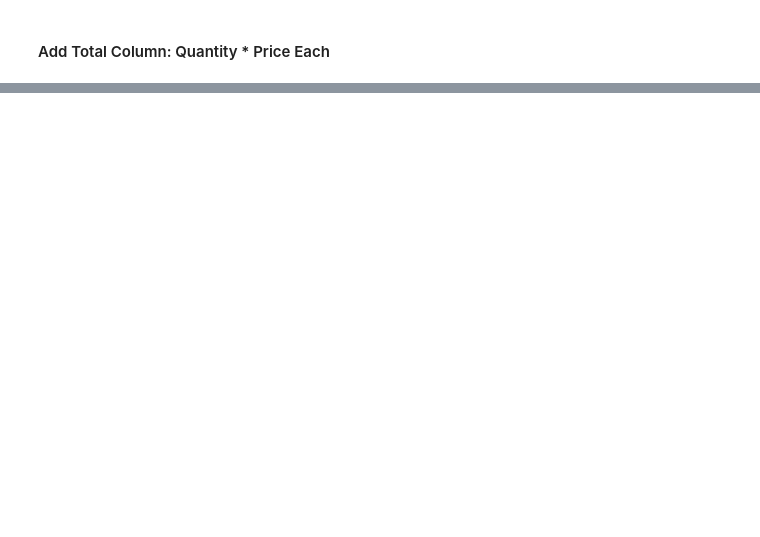
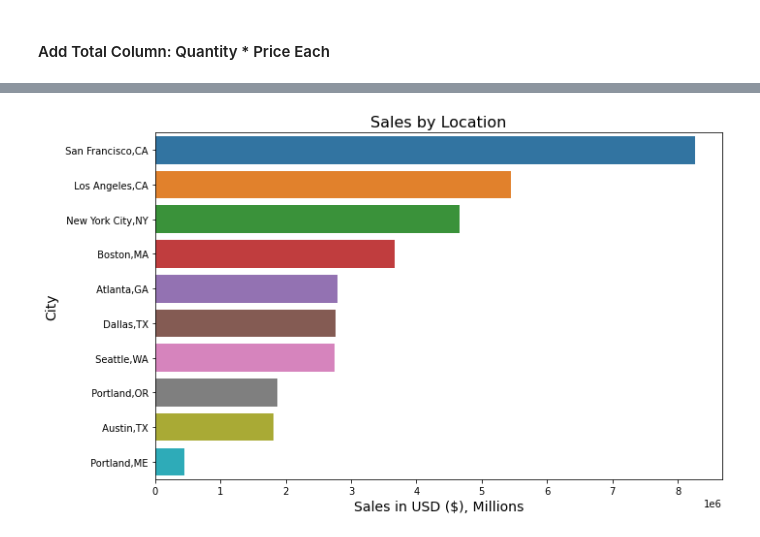
Before and after one commit to aclao89/Sales_Business, a Jupyter notebook: Sales Business .ipynb, the cells around one changed output, grey strips where cells are left out. Cells and saved outputs as stored; diff of their text form; code cells hidden in the pictures; blank space fills up the shorter version.

```diff
--- a/Sales Business .ipynb
+++ b/Sales Business .ipynb
@@ -157,0 +199,12 @@ plt.tight_layout()
+# %%
+#Plot a horizontal chart
+plt.figure(figsize=(10,6))
+sns.barplot(y ='City',x='Total Spent', data=sales_by_city)
+plt.title('Sales by Location', fontsize =16)
+plt.xlabel('Sales in USD ($), Millions', fontsize=14)
+plt.ylabel('City', fontsize=14)
+plt.tight_layout()
+
+plt.savefig('./Images/sales_by_city.jpg')
+# %% [output]
+[figure, added]
```
Also changed, not shown: parts of 8 cells of this notebook.
